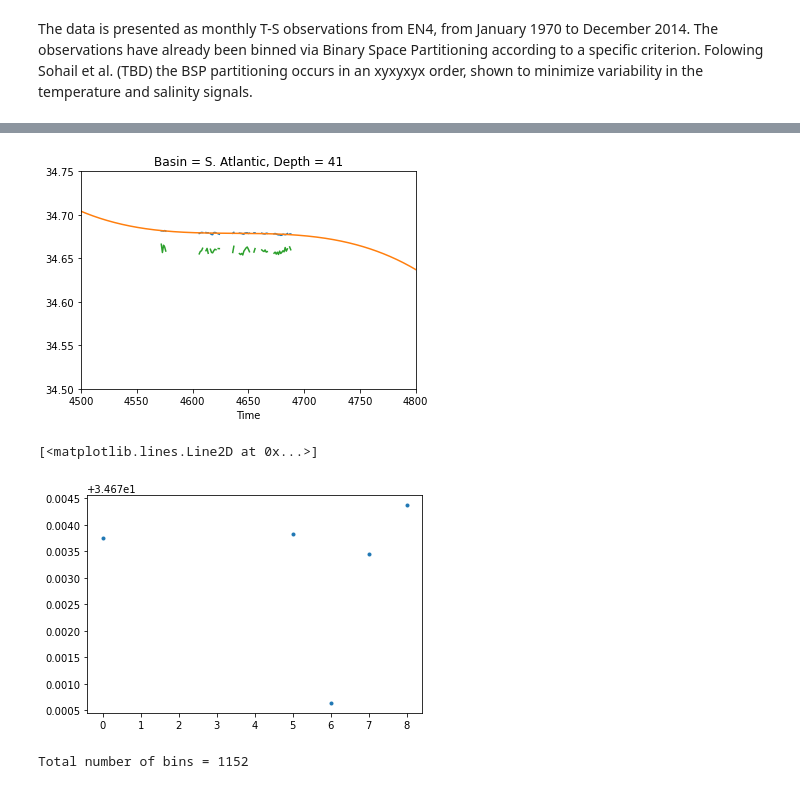
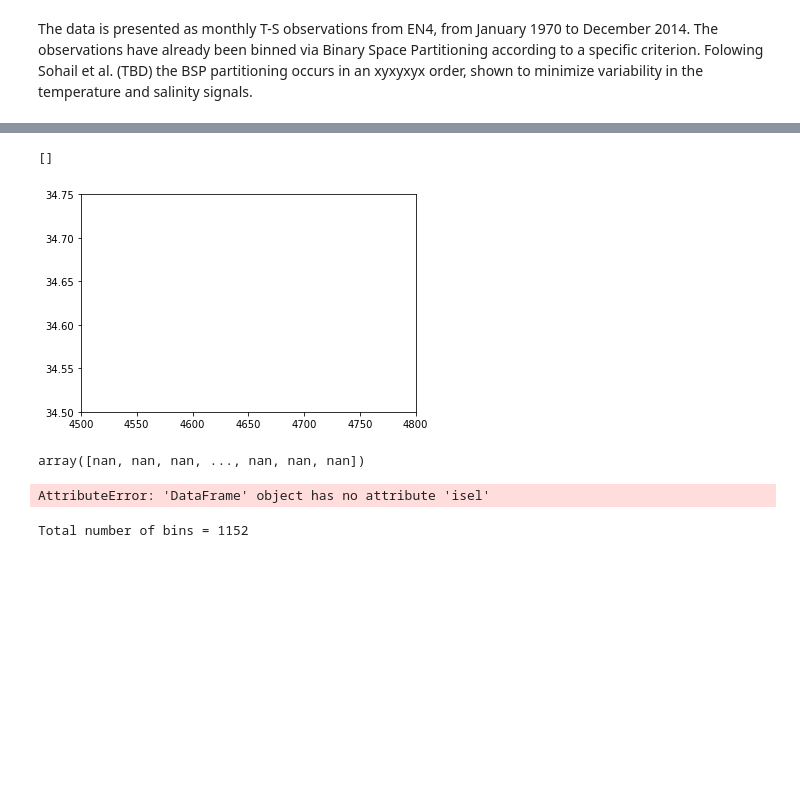
Before and after one commit to taimoorsohail/Min_Max_Transform, a Jupyter notebook: MTM_ACCESS.ipynb, the cells around one changed output, grey strips where cells are left out. Saved outputs shown, nothing was run; the diff lists cells and outputs as text; code cells hidden in the pictures; blank space fills up the shorter version.

Commit message:
Modified ACCESS code

```diff
--- a/MTM_ACCESS.ipynb
+++ b/MTM_ACCESS.ipynb
@@ -120,15 +128,22 @@ Wall time: 3.4 s
 # %%
-ACCESS_BSP_data.S_mean.isel(Basin=3,Depth=41).plot()
-xr.polyval(ACCESS_BSP_data.Time,ACCESS_BSP_data.polyfit(dim='Time',deg=3).S_mean_polyfit_coefficients).isel(Basin=3,Depth=41).plot()
-SA_dedrifted.isel(Basin=3,Depth=41).plot()
+# ACCESS_BSP_data.S_mean.isel(Basin=3,Depth=41).plot()
+# xr.polyval(ACCESS_BSP_data.Time,ACCESS_BSP_data.polyfit(dim='Time',deg=3).S_mean_polyfit_coefficients).where(xr.ufuncs.isfinite(ACCESS_BSP_data.S_mean)).isel(Basin=3,Depth=41).plot()
+# SA_dedrifted.isel(Basin=3,Depth=41).plot()
+ACCESS_BSP_data.S_mean.where(xr.ufuncs.isfinite(ACCESS_BSP_data.S_mean)).min(dim='Time', skipna=True).values)
 plt.xlim(4500,4800)
 plt.ylim(34.5,34.75)
 plt.show()
-plt.plot(ACCESS_BSP_data.S_mean.where(xr.ufuncs.isfinite(ACCESS_BSP_data.S_mean)).values[:,3,41], '.')
 # %% [output]
+[]
-[figure, old version]
+[figure, new version]
-[<matplotlib.lines.Line2D at 0x...>]
-[figure, removed]
+# %%
+ACCESS_BSP_data.S_mean.where(xr.ufuncs.isfinite(ACCESS_BSP_data.S_mean)).dropna(dim='Time', how='all').isel(Basin=3,Depth=41).values
+# %% [output]
+array([nan, nan, nan, ..., nan, nan, nan])
+# %%
+display(ACCESS_BSP_data.where(xr.ufuncs.isfinite(ACCESS_BSP_data.S_mean)).to_dataframe().dropna(how='all').isel(Basin=3,Depth=41).values)
+# %% [output]
+AttributeError: 'DataFrame' object has no attribute 'isel'
 # %%
 # if SF:
 #     ## Early Period
```
Also changed, not shown: parts of 1 cell of this notebook, 7 other files.
